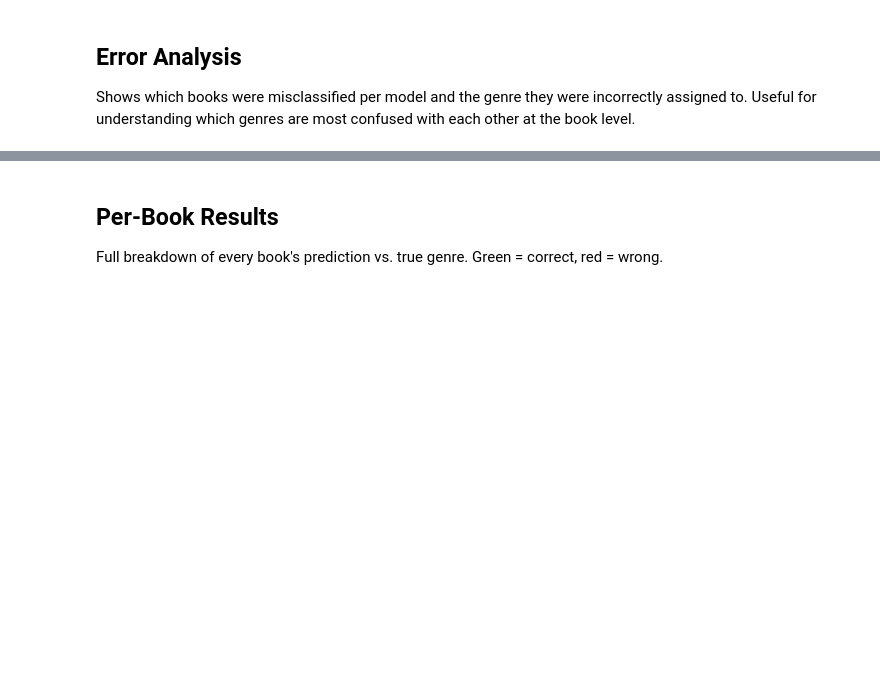
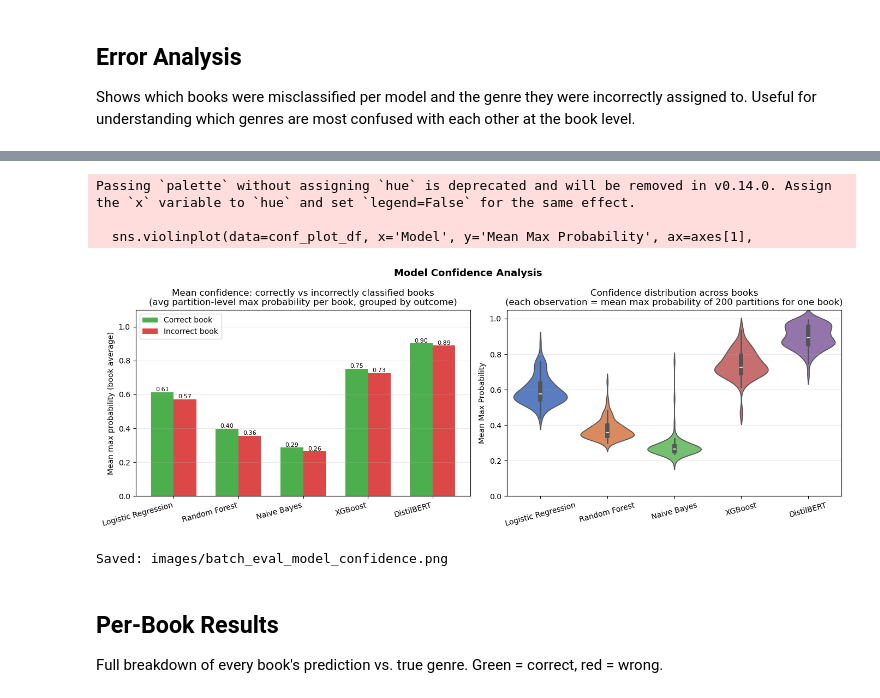
Before and after one commit to RakanAT/DataScienceApplications-Group4, a Jupyter notebook: Assignment 1/Batch Evaluation.ipynb, the cells around one changed output, grey strips where cells are left out. Saved outputs shown, nothing was run; the diff lists cells and outputs as text; code cells hidden in the pictures; blank space fills up the shorter version.

```diff
--- a/Assignment 1/Batch Evaluation.ipynb
+++ b/Assignment 1/Batch Evaluation.ipynb
@@ -408,3 +706,72 @@ for col, name in MODEL_COLS.items():
+# %%
+# ── Model Confidence Analysis ────────────────────────────────────────────────
+# SVM excluded — LinearSVC does not support predict_proba
+conf_meta = {
+    'conf_lr':   ('Logistic Regression', 'lr'),
+    'conf_rf':   ('Random Forest',       'rf'),
+    'conf_nb':   ('Naive Bayes',         'nb'),
+    'conf_xgb':  ('XGBoost',             'xgb'),
+    'conf_bert': ('DistilBERT',          'bert'),
+}
+
+model_labels   = [v[0] for v in conf_meta.values()]
+mean_conf_corr   = []
+mean_conf_incorr = []
+conf_rows        = []
+
+for conf_col, (name, pred_col) in conf_meta.items():
+    correct_mask   = analysis_df[pred_col] == analysis_df['genre']
+    incorrect_mask = ~correct_mask
+    mean_conf_corr.append(analysis_df.loc[correct_mask,   conf_col].mean())
+    mean_conf_incorr.append(analysis_df.loc[incorrect_mask, conf_col].mean()
+                            if incorrect_mask.any() else np.nan)
+    for v in analysis_df[conf_col]:
+        conf_rows.append({'Model': name, 'Mean Max Probability': v})
+
+conf_plot_df = pd.DataFrame(conf_rows)
+
+fig, axes = plt.subplots(1, 2, figsize=(14, 5))
+
+# Left: mean confidence for correctly vs incorrectly classified books
+x, width = np.arange(len(model_labels)), 0.35
+ax = axes[0]
+bars_c  = ax.bar(x - width/2, mean_conf_corr,   width, label='Correct book',   color='#2ca02c', alpha=0.85)
+bars_ic = ax.bar(x + width/2, mean_conf_incorr, width, label='Incorrect book', color='#d62728', alpha=0.85)
+for bar, v in zip(bars_c, mean_conf_corr):
+    ax.text(bar.get_x() + bar.get_width()/2, bar.get_height() + 0.005,
+            f'{v:.2f}', ha='center', fontsize=8)
+for bar, v in zip(bars_ic, mean_conf_incorr):
+    if not np.isnan(v):
+        ax.text(bar.get_x() + bar.get_width()/2, bar.get_height() + 0.005,
+                f'{v:.2f}', ha='center', fontsize=8)
+ax.set_xticks(x)
+ax.set_xticklabels(model_labels, rotation=15, ha='right')
+ax.set_ylabel('Mean max probability (book average)')
+ax.set_ylim(0, 1.1)
+ax.set_title('Mean confidence: correctly vs incorrectly classified books\n(avg partition-level max probability per book, grouped by outcome)')
+ax.legend()
+ax.grid(axis='y', alpha=0.3)
+
+# Right: confidence distribution per model (violin)
+sns.violinplot(data=conf_plot_df, x='Model', y='Mean Max Probability', ax=axes[1],
+               palette='muted', inner='box')
+axes[1].set_title('Confidence distribution across books\n(each observation = mean max probability of 200 partitions for one book)')
+axes[1].set_xlabel('')
+axes[1].tick_params(axis='x', rotation=15)
+axes[1].set_ylim(0, 1.05)
+axes[1].grid(axis='y', alpha=0.3)
+
+fig.suptitle('Model Confidence Analysis', fontsize=13, fontweight='bold')
+plt.tight_layout()
+plt.savefig('images/batch_eval_model_confidence.png', dpi=150, bbox_inches='tight')
+plt.show()
+print('Saved: images/batch_eval_model_confidence.png')
+# %% [output]
+Passing `palette` without assigning `hue` is deprecated and will be removed in v0.14.0. Assign the `x` variable to `hue` and set `legend=False` for the same effect.
+
+  sns.violinplot(data=conf_plot_df, x='Model', y='Mean Max Probability', ax=axes[1],
+[figure, added]
+Saved: images/batch_eval_model_confidence.png
 # %% [markdown]
 ## Per-Book Results
 Full breakdown of every book's prediction vs. true genre. Green = correct, red = wrong.
```
Also changed, not shown: parts of 14 cells of this notebook, 20 other files.
